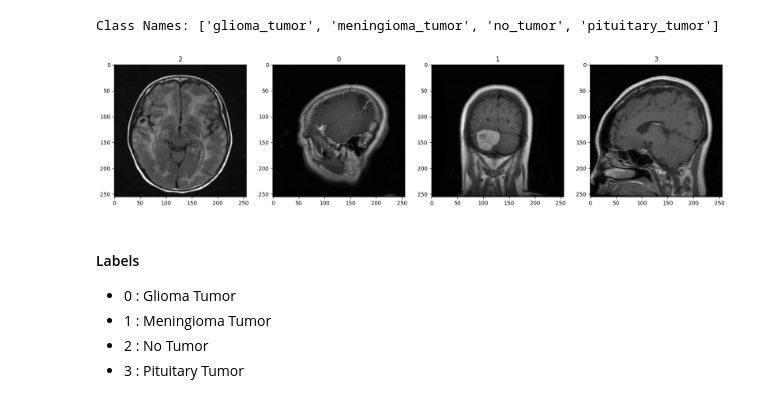
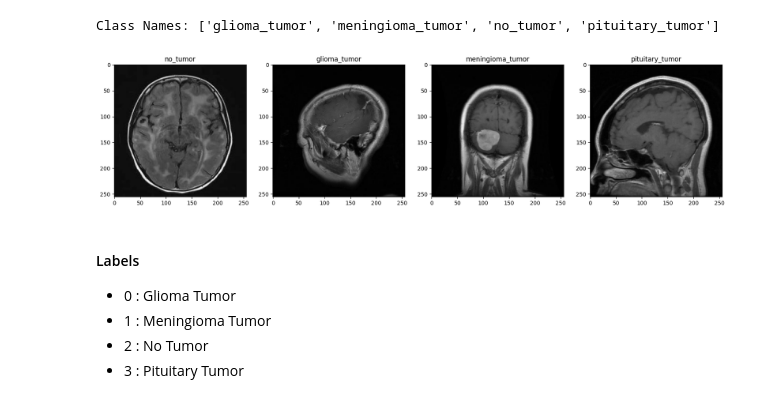
Before and after one commit to HarjitG/Brain-Tumour-Classification, a Jupyter notebook: Colab_Notebook.ipynb, the cells around one changed output. Drawn from its saved outputs; the diff is of its cells as text; code cells hidden in the pictures.

```diff
--- a/Colab_Notebook.ipynb
+++ b/Colab_Notebook.ipynb
@@ -20,3 +34,10 @@ from tensorflow.keras.utils import to_categorical
+# %%
+# Hyperparameters
+
+IMAGE_SIZE = (256,256,3)
+OPT = tf.keras.optimizers.legacy.Adam(learning_rate = 0.0001)
+BATCH_SIZE = 32
+NUM_EPOCHS = 40
 # %%
 from google.colab import drive
 drive.mount('/content/drive')
@@ -128,8 +169,8 @@ Thr datset was already split into testing and training data so we do not need to
 Training_data = tf.keras.utils.image_dataset_from_directory(
     training_path,
     labels='inferred',  # Automatically infer labels from the directory structure
-    image_size=(256, 256),
-    batch_size=32,
+    image_size = (256,256),
+    batch_size = BATCH_SIZE,
     validation_split=0.2,
     subset='training',
     seed=42
@@ -139,8 +180,8 @@ Training_data = tf.keras.utils.image_dataset_from_directory(
 Validation_data = tf.keras.utils.image_dataset_from_directory(
     training_path,
     labels='inferred',
-    image_size=(256, 256),
-    batch_size=32,
+    image_size = (256,256),
+    batch_size = BATCH_SIZE,
     validation_split=0.2,
     subset='validation',
     seed=42
@@ -150,8 +191,8 @@ Validation_data = tf.keras.utils.image_dataset_from_directory(
 Testing_data = tf.keras.utils.image_dataset_from_directory(
     testing_path,
     labels='inferred',
-    image_size=(256, 256),
-    batch_size=32,
+    image_size = (256,256),
+    batch_size = BATCH_SIZE
 )
 # %% [output]
 Found 2910 files belonging to 4 classes.
@@ -193,10 +271,11 @@ Class Names: ['glioma_tumor', 'meningioma_tumor', 'no_tumor', 'pituitary_tumor']
 # %%
 fig, ax = plt.subplots(ncols = 4, figsize = (20,20))
 for idx, img_index in enumerate([12,13,14,15]):
     ax[idx].imshow(batch_training[0][img_index].astype(int))
-    ax[idx].title.set_text(batch_training[1][img_index])
+    #ax[idx].title.set_text(batch_training[1][img_index])
+    ax[idx].title.set_text(class_names[batch_training[1][img_index]])
 # %% [output]
-[figure, old version]
+[figure, new version]
 # %% [markdown]
 #### Labels
 -   0 : Glioma Tumor
```
Also changed, not shown: parts of 64 cells of this notebook.
